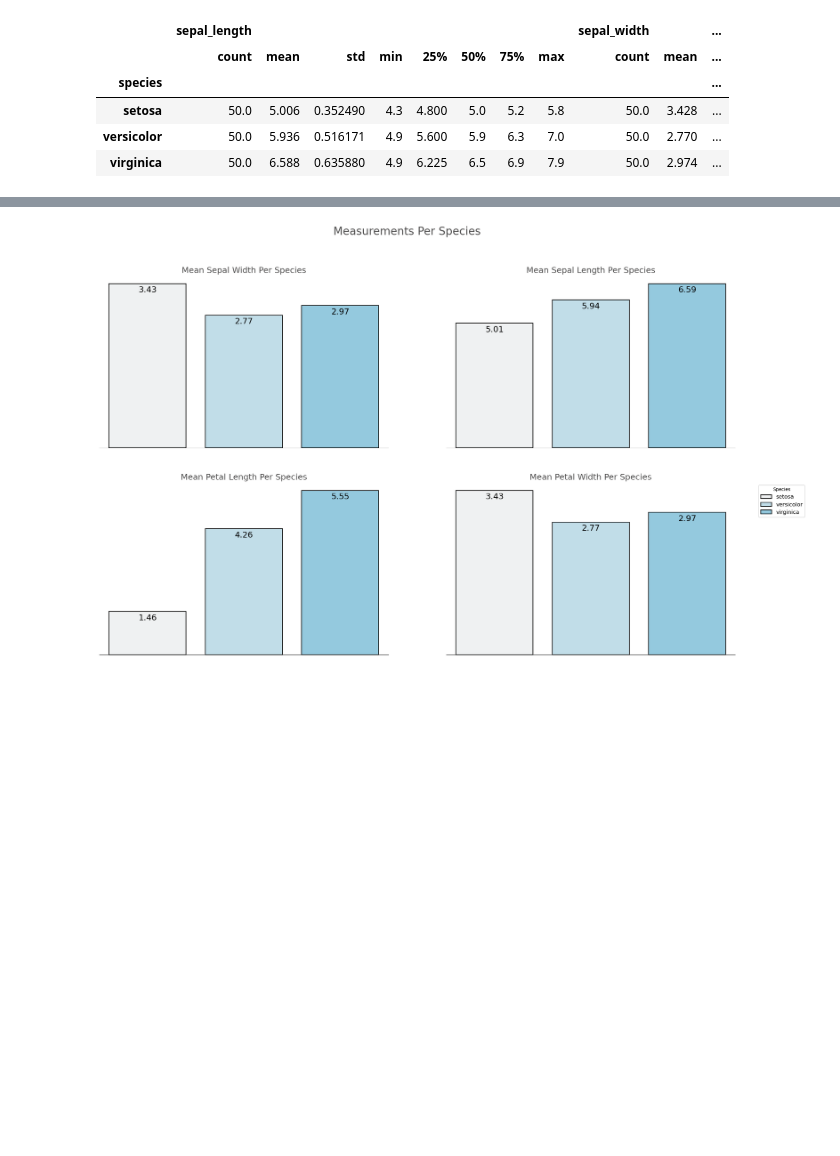
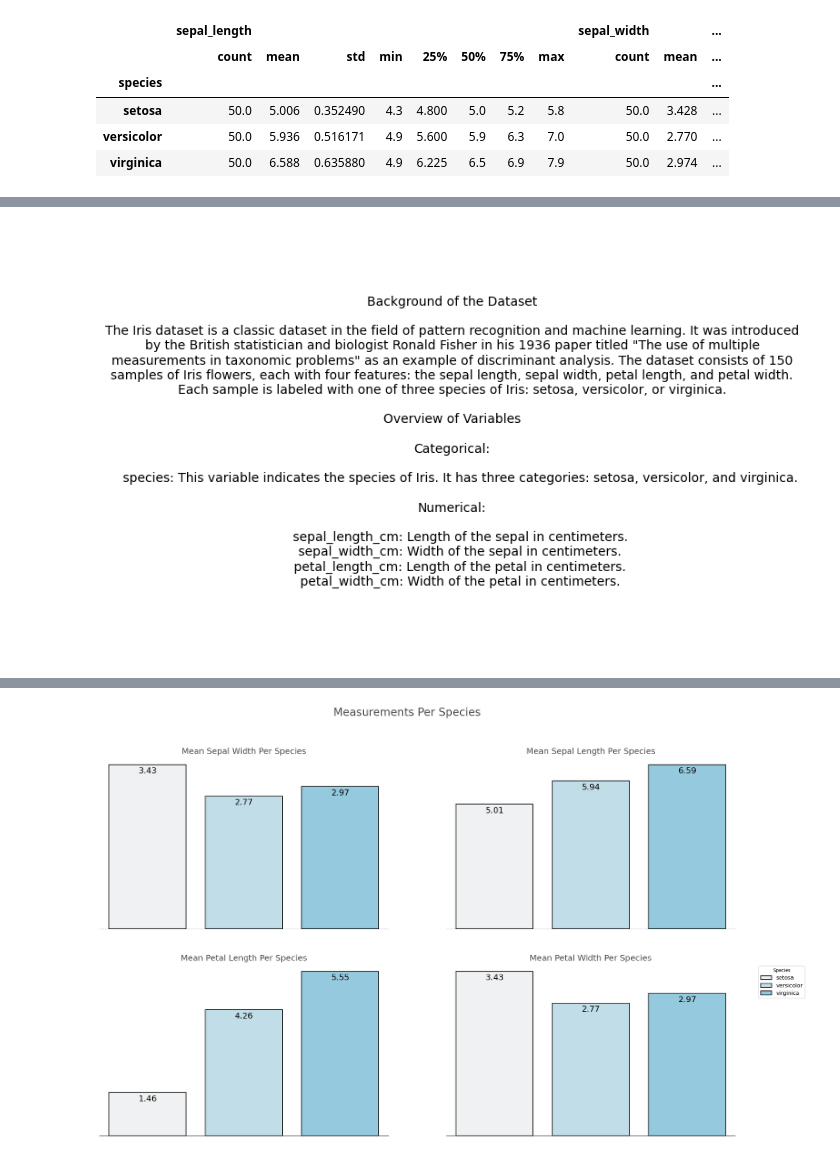
Before and after one commit to FDEgan/Iris_Project, a Jupyter notebook: Analysis.ipynb, the cells around one changed output, grey strips where cells are left out. Drawn from its saved outputs; the diff is of its cells as text; code cells hidden in the pictures; blank space fills up the shorter version.

Commit message:
Configured Folders for saving PNG & TXT Files

```diff
--- a/Analysis.ipynb
+++ b/Analysis.ipynb
@@ -12,3 +17,6 @@ from itertools import combinations
 # %%
 #Turning off user warnings in the notebook.
 warnings.filterwarnings('ignore' )
+# %%
+# Get the current working directory
+current_directory = os.getcwd()
@@ -14,0 +28,5 @@ warnings.filterwarnings('ignore' )
+# %%
+sum_folder = 'Summary'
+sum_path = os.path.join(current_directory, sum_folder)
+if not os.path.exists(sum_path):
+    os.makedirs(sum_path)
@@ -109,0 +175,30 @@ with open('species_summary_statistics.txt', 'w') as file:
+# %%
+# Markdown content
+background_text = """
+Background of the Dataset
+
+The Iris dataset is a classic dataset in the field of pattern recognition and machine learning. It was introduced by the British statistician and biologist Ronald Fisher in his 1936 paper titled "The use of multiple measurements in taxonomic problems" as an example of discriminant analysis. The dataset consists of 150 samples of Iris flowers, each with four features: the sepal length, sepal width, petal length, and petal width. Each sample is labeled with one of three species of Iris: setosa, versicolor, or virginica.
+
+Overview of Variables
+
+Categorical:
+
+    species: This variable indicates the species of Iris. It has three categories: setosa, versicolor, and virginica.
+
+Numerical:
+
+    sepal_length_cm: Length of the sepal in centimeters.
+    sepal_width_cm: Width of the sepal in centimeters.
+    petal_length_cm: Length of the petal in centimeters.
+    petal_width_cm: Width of the petal in centimeters.
+"""
+
+# Saving markdown content as a PNG file
+plt.figure(figsize=(8, 6))
+plt.text(0.5, 0.5, background_text, va='center', ha='center', wrap=True)
+plt.axis('off')
+plt.savefig(os.path.join(sum_path, 'background.png',), dpi=300, bbox_inches='tight', pad_inches=0.1)
+# Save the plot to the 'Summary' folder
+plt.show()
+# %% [output]
+[figure, added]
```
Also changed, not shown: parts of 22 cells of this notebook, 7 other files.
